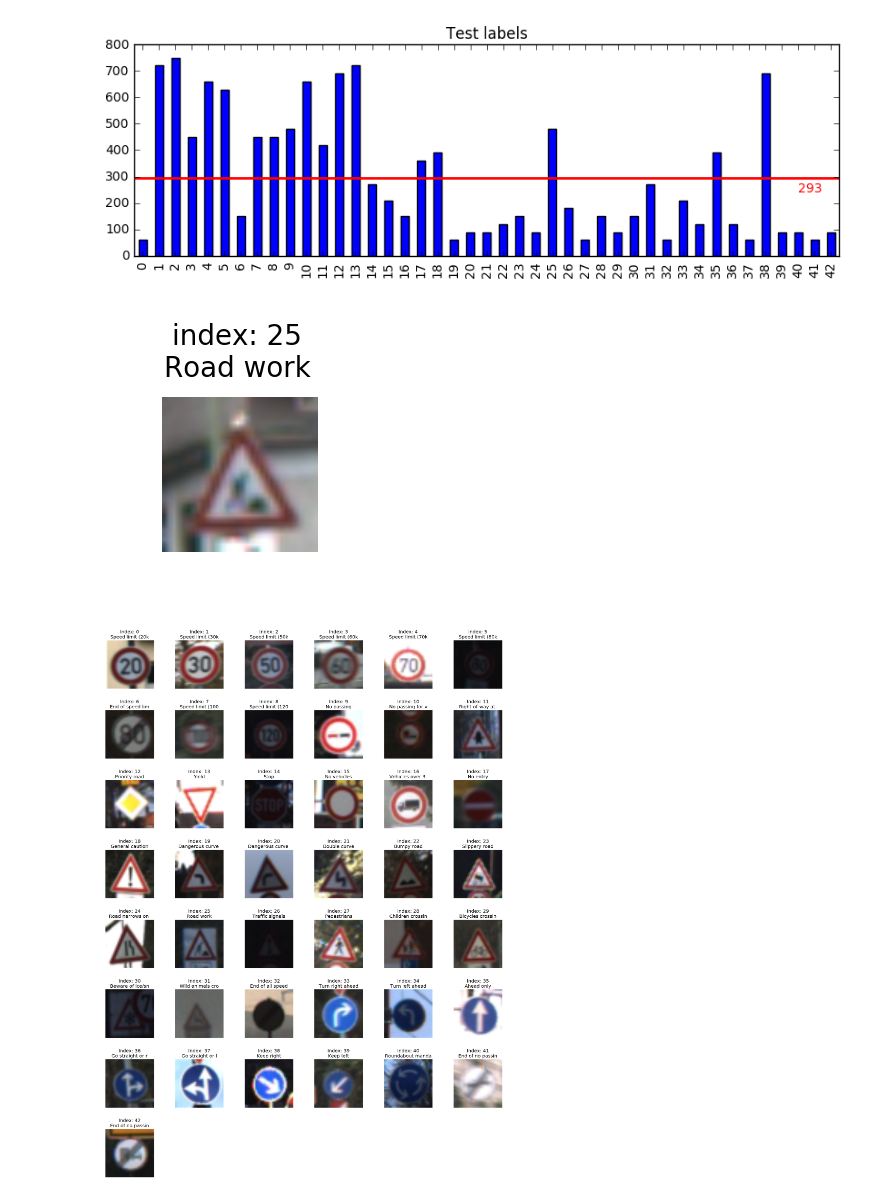
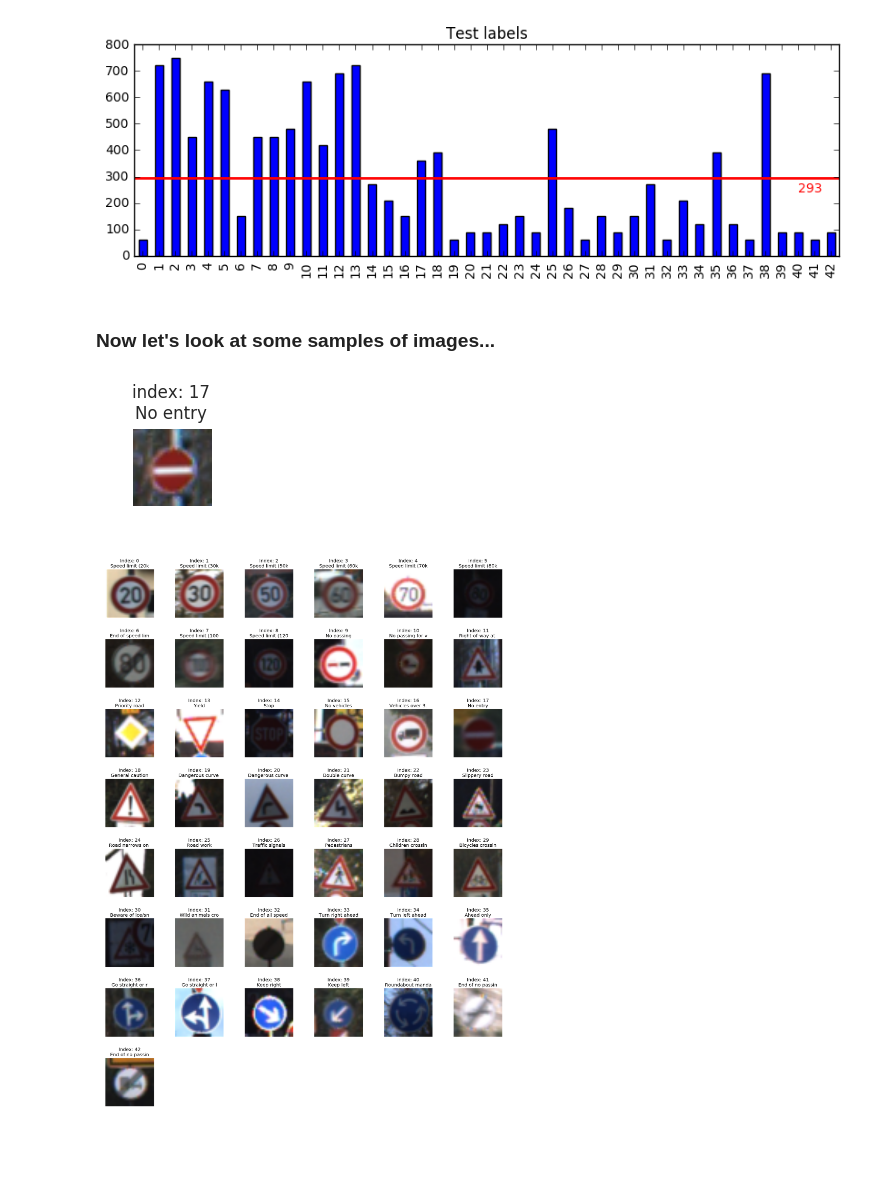
Before and after one commit to kcbighuge/CarND-Traffic-Sign-Classifier-Project-P2, a Jupyter notebook: Traffic_Sign_Classifier_v1.ipynb, the cells around one changed output. Cells and saved outputs as stored; diff of their text form; code cells hidden in the pictures; blank space fills up the shorter version.

```diff
--- a/Traffic_Sign_Classifier_v1.ipynb
+++ b/Traffic_Sign_Classifier_v1.ipynb
@@ -154,18 +167,20 @@ plt.text(40,bal-50, str(bal), color='r')
 plt.title('Test labels');
 # %% [output]
 [figure]
+# %% [markdown]
+### Now let's look at some samples of images...
 # %%
 # Look at a random image
 i = random.randint(0, len(X_train))
 image = X_train[i].squeeze()
 
-plt.rcParams['savefig.dpi']=200.
+plt.rcParams['savefig.dpi']=100.
 plt.figure(figsize=(1,1))
 plt.imshow(image, cmap="gray")
 plt.figtext(.5, 1, 'index: ' + str(y_train[i]) + '\n{}'.format(targets.SignName[y_train[i]]), ha='center')
 plt.axis('off');
 # %% [output]
-[figure, old version]
+[figure, new version]
 # %%
 # Look at a random image from each class
 plt.rcParams['savefig.dpi']=120.
```
Also changed, not shown: parts of 48 cells of this notebook.
